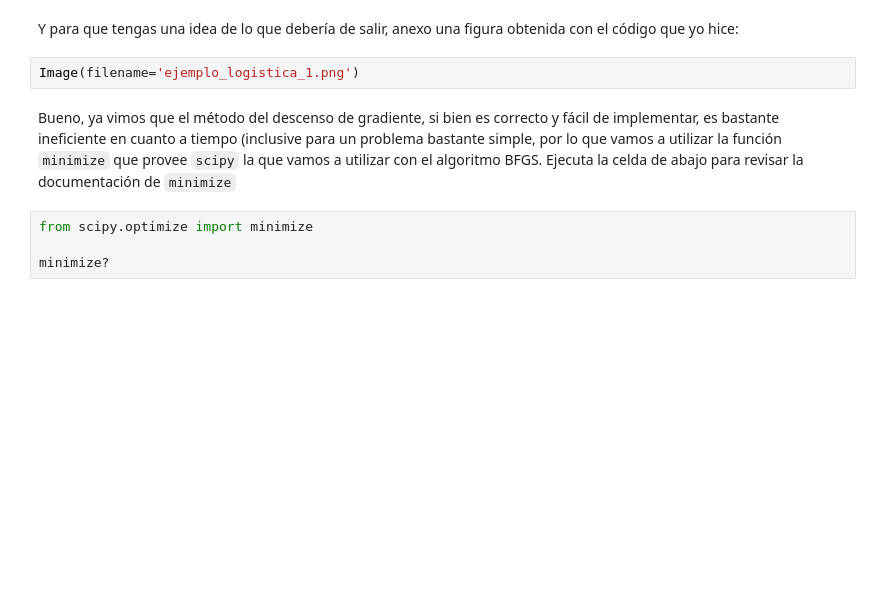
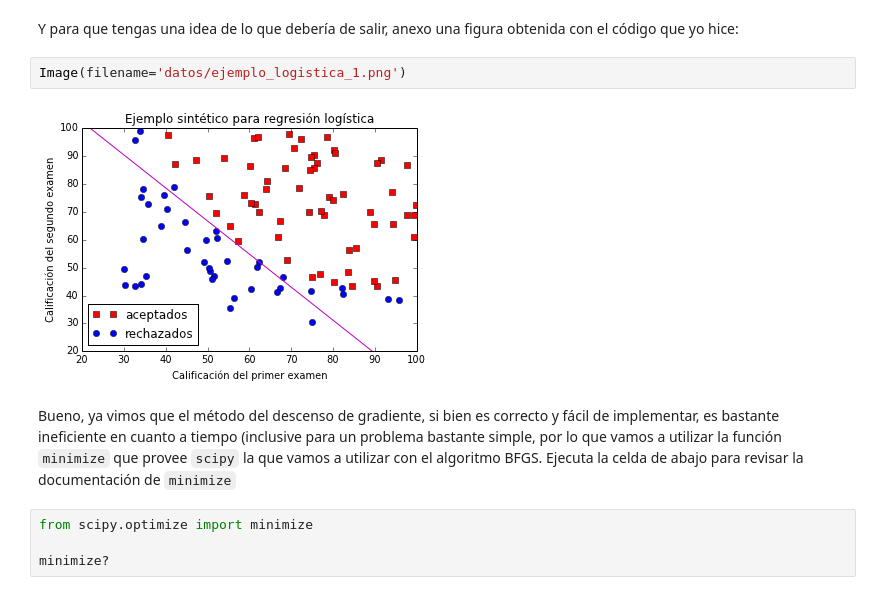
Before and after one commit to ErickLF/redes-neuronales, a Jupyter notebook: Tareas/neurona logistica.ipynb, the cells around one changed output. Saved outputs shown, nothing was run; the diff lists cells and outputs as text; blank space fills up the shorter version.

```diff
--- a/Tareas/neurona logistica.ipynb
+++ b/Tareas/neurona logistica.ipynb
@@ -308,7 +312,9 @@ plt.legend(loc=0)
 # %% [markdown]
 Y para que tengas una idea de lo que debería de salir, anexo una figura obtenida con el código que yo hice:
 # %%
-Image(filename='ejemplo_logistica_1.png')
+Image(filename='datos/ejemplo_logistica_1.png')
+# %% [output]
+[figure, added]
 # %% [markdown]
 Bueno, ya vimos que el método del descenso de gradiente, si bien es correcto y fácil de implementar, es bastante ineficiente en cuanto a tiempo (inclusive para un problema bastante simple, por lo que vamos a utilizar la función `minimize` que provee `scipy` la que vamos a utilizar con el algoritmo BFGS. Ejecuta la celda de abajo para revisar la documentación de `minimize`
 # %%
```
Also changed, not shown: parts of 6 cells of this notebook.
